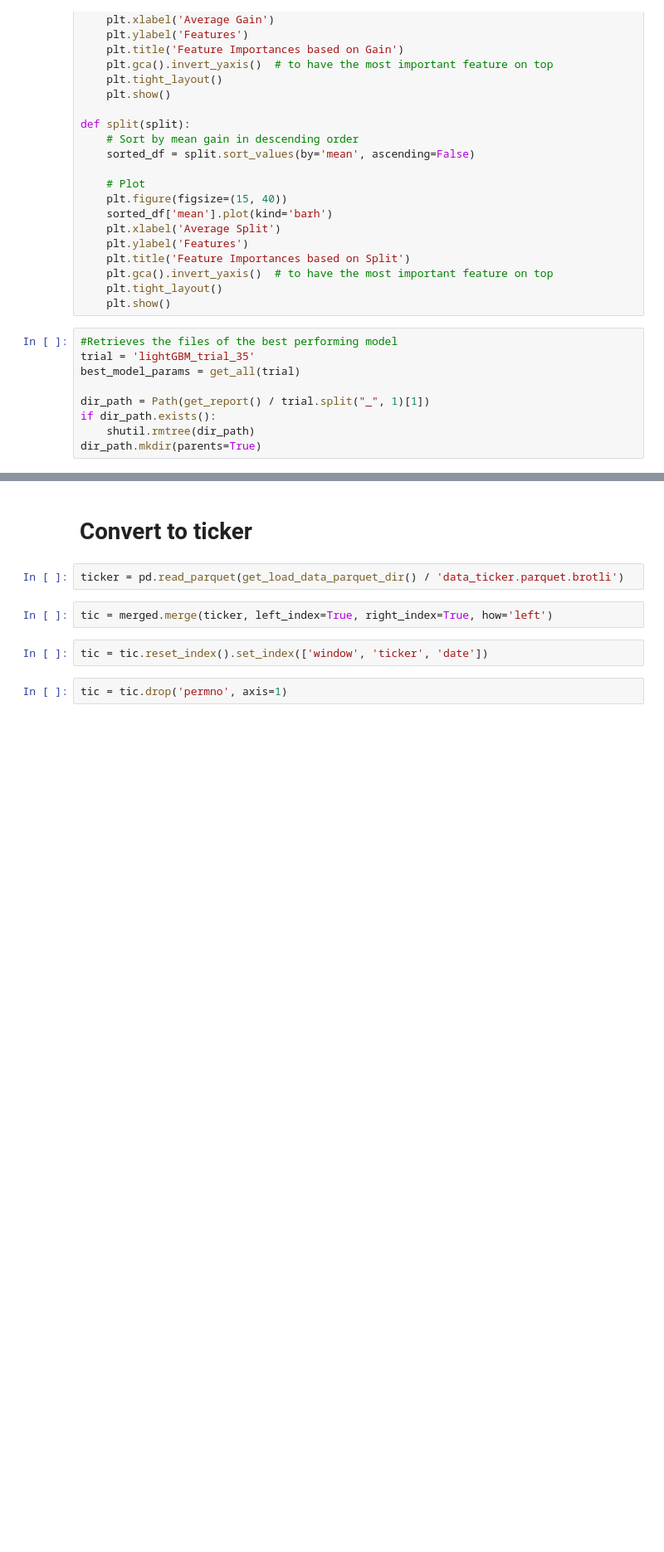
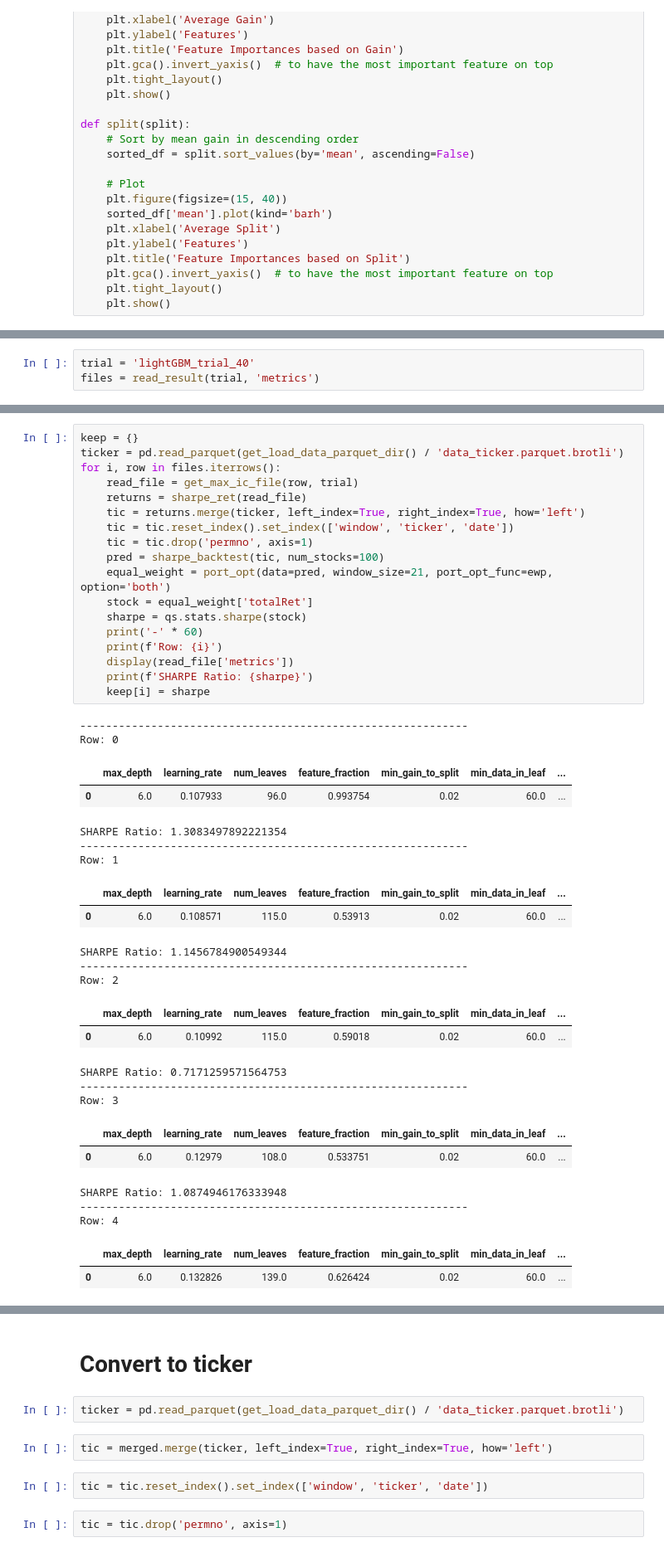
Before and after one commit to jfan1256/algofacto, a Jupyter notebook: analyze_result.ipynb, the cells around one changed output, grey strips where cells are left out. Shown at 83% size. Saved outputs shown, nothing was run; the diff lists cells and outputs as text; blank space fills up the shorter version.

```diff
--- a/analyze_result.ipynb
+++ b/analyze_result.ipynb
@@ -246,12 +246,3 @@ def split(split):
     plt.gca().invert_yaxis()  # to have the most important feature on top
     plt.tight_layout()
     plt.show()
-# %%
-#Retrieves the files of the best performing model
-trial = 'lightGBM_trial_35'
-best_model_params = get_all(trial)
-
-dir_path = Path(get_report() / trial.split("_", 1)[1])
-if dir_path.exists():
-    shutil.rmtree(dir_path)
-dir_path.mkdir(parents=True)
@@ -275,0 +501,3 @@ params_6.0_0.4937274173617866_88.0_0.6488211586577578_0.2548791031295417_60.0_0.
+# %%
+trial = 'lightGBM_trial_40'
+files = read_result(trial, 'metrics')
@@ -275,0 +522,43 @@ params_6.0_0.4937274173617866_88.0_0.6488211586577578_0.2548791031295417_60.0_0.
+# %%
+keep = {}
+ticker = pd.read_parquet(get_load_data_parquet_dir() / 'data_ticker.parquet.brotli')
+for i, row in files.iterrows():
+    read_file = get_max_ic_file(row, trial)
+    returns = sharpe_ret(read_file)
+    tic = returns.merge(ticker, left_index=True, right_index=True, how='left')
+    tic = tic.reset_index().set_index(['window', 'ticker', 'date'])
+    tic = tic.drop('permno', axis=1)
+    pred = sharpe_backtest(tic, num_stocks=100)
+    equal_weight = port_opt(data=pred, window_size=21, port_opt_func=ewp, option='both')
+    stock = equal_weight['totalRet']
+    sharpe = qs.stats.sharpe(stock)
+    print('-' * 60)
+    print(f'Row: {i}')
+    display(read_file['metrics'])
+    print(f'SHARPE Ratio: {sharpe}')
+    keep[i] = sharpe
+# %% [output]
+------------------------------------------------------------
+Row: 0
+|  | max_depth | learning_rate | num_leaves | feature_fraction | min_gain_to_split | min_data_in_leaf | ... |
+| 0 | 6.0 | 0.107933 | 96.0 | 0.993754 | 0.02 | 60.0 | ... |
+SHARPE Ratio: 1.3083497892221354
+------------------------------------------------------------
+Row: 1
+|  | max_depth | learning_rate | num_leaves | feature_fraction | min_gain_to_split | min_data_in_leaf | ... |
+| 0 | 6.0 | 0.108571 | 115.0 | 0.53913 | 0.02 | 60.0 | ... |
+SHARPE Ratio: 1.1456784900549344
+------------------------------------------------------------
+Row: 2
+|  | max_depth | learning_rate | num_leaves | feature_fraction | min_gain_to_split | min_data_in_leaf | ... |
+| 0 | 6.0 | 0.10992 | 115.0 | 0.59018 | 0.02 | 60.0 | ... |
+SHARPE Ratio: 0.7171259571564753
+------------------------------------------------------------
+Row: 3
+|  | max_depth | learning_rate | num_leaves | feature_fraction | min_gain_to_split | min_data_in_leaf | ... |
+| 0 | 6.0 | 0.12979 | 108.0 | 0.533751 | 0.02 | 60.0 | ... |
+SHARPE Ratio: 1.0874946176333948
+------------------------------------------------------------
+Row: 4
+|  | max_depth | learning_rate | num_leaves | feature_fraction | min_gain_to_split | min_data_in_leaf | ... |
+| 0 | 6.0 | 0.132826 | 139.0 | 0.626424 | 0.02 | 60.0 | ... |
```
Also changed, not shown: parts of 27 cells of this notebook, 44 other files.
